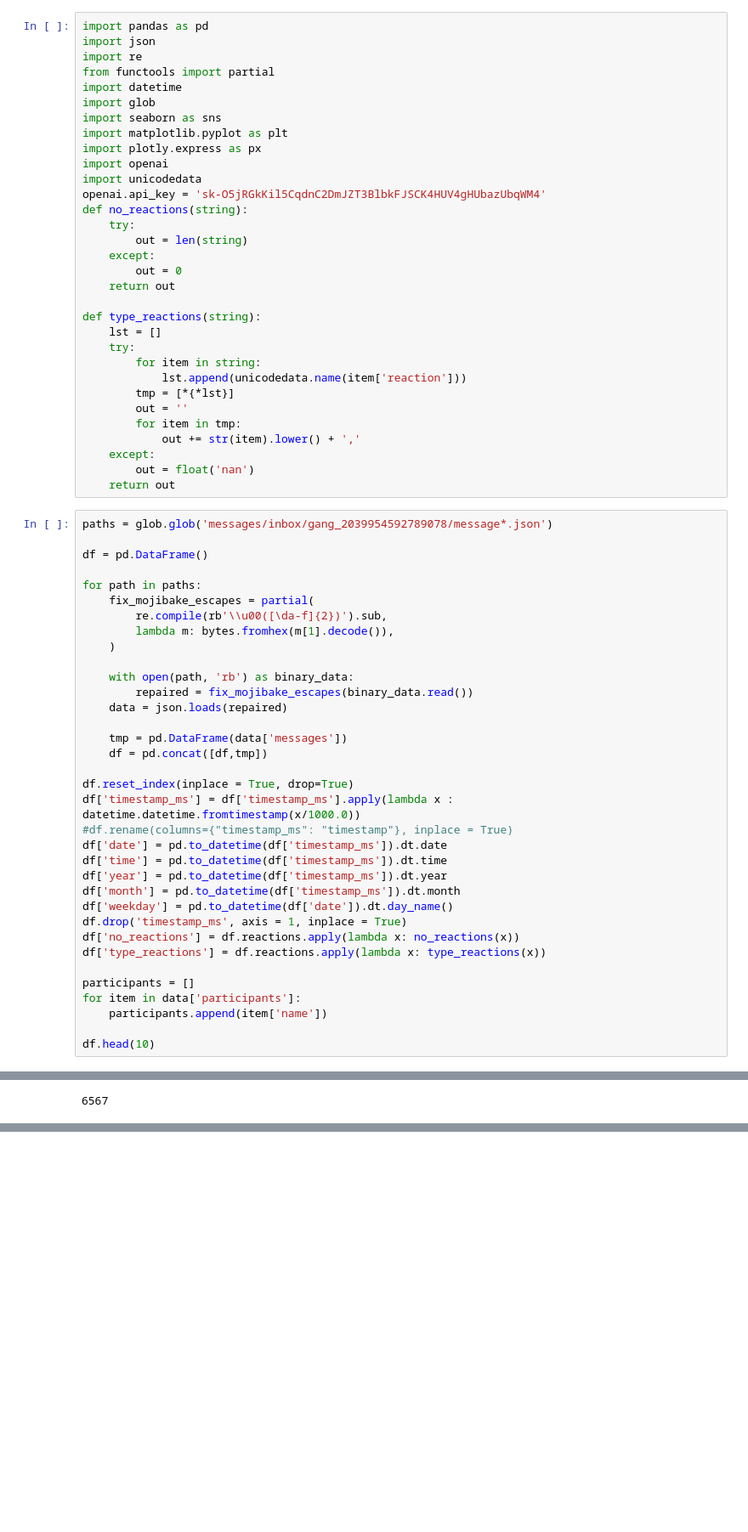
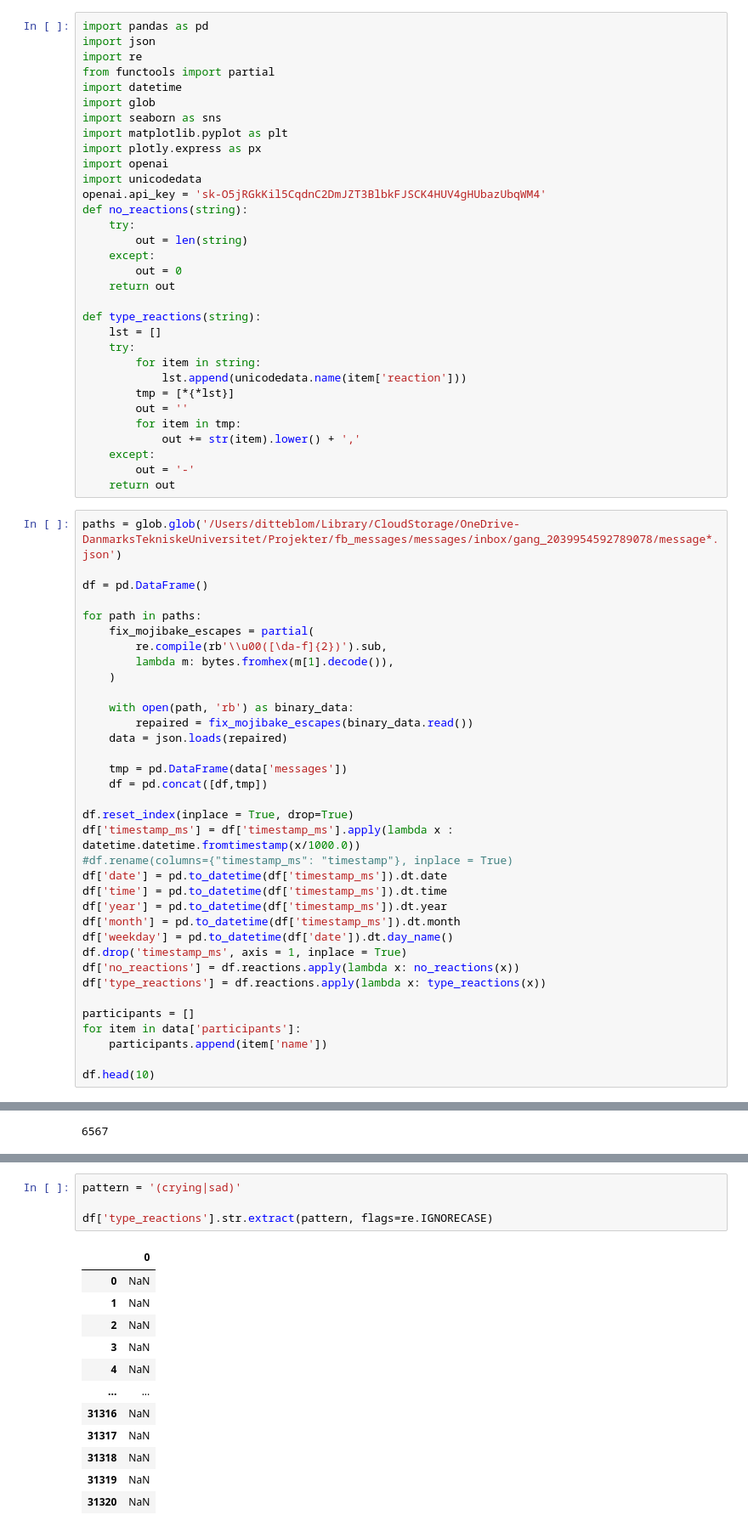
Before and after one commit to ditteblom/MessengerWrapped, a Jupyter notebook: notebook.ipynb, the cells around one changed output, grey strips where cells are left out. Shown at 85% size. Saved outputs shown, nothing was run; the diff lists cells and outputs as text; blank space fills up the shorter version.

```diff
--- a/notebook.ipynb
+++ b/notebook.ipynb
@@ -28,10 +28,10 @@ def type_reactions(string):
         for item in tmp:
             out += str(item).lower() + ','
     except:
-        out = float('nan')
+        out = '-'
     return out
 # %%
-paths = glob.glob('messages/inbox/gang_2039954592789078/message*.json')
+paths = glob.glob('/Users/ditteblom/Library/CloudStorage/OneDrive-DanmarksTekniskeUniversitet/Projekter/fb_messages/messages/inbox/gang_2039954592789078/message*.json')
 
 df = pd.DataFrame()
 
@@ -113,0 +118,17 @@ df.groupby(by='sender_name').count().sort_values(by='content',ascending=False)
+# %%
+pattern = '(crying|sad)'
+
+df['type_reactions'].str.extract(pattern, flags=re.IGNORECASE)
+# %% [output]
+|  | 0 |
+| 0 | NaN |
+| 1 | NaN |
+| 2 | NaN |
+| 3 | NaN |
+| 4 | NaN |
+| ... | ... |
+| 31316 | NaN |
+| 31317 | NaN |
+| 31318 | NaN |
+| 31319 | NaN |
+| 31320 | NaN |
```
Also changed, not shown: parts of 4 cells of this notebook, 3 other files.
